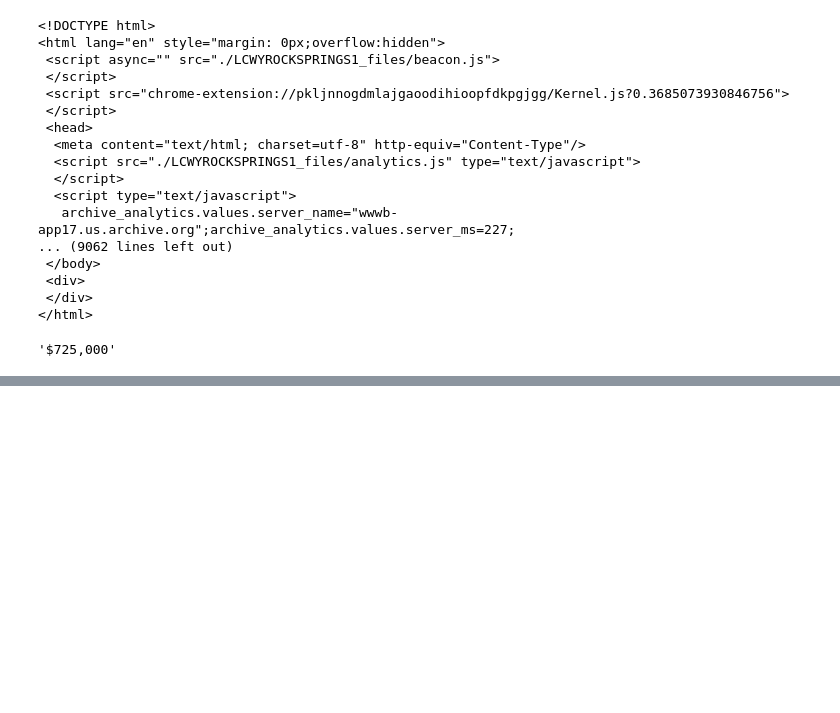
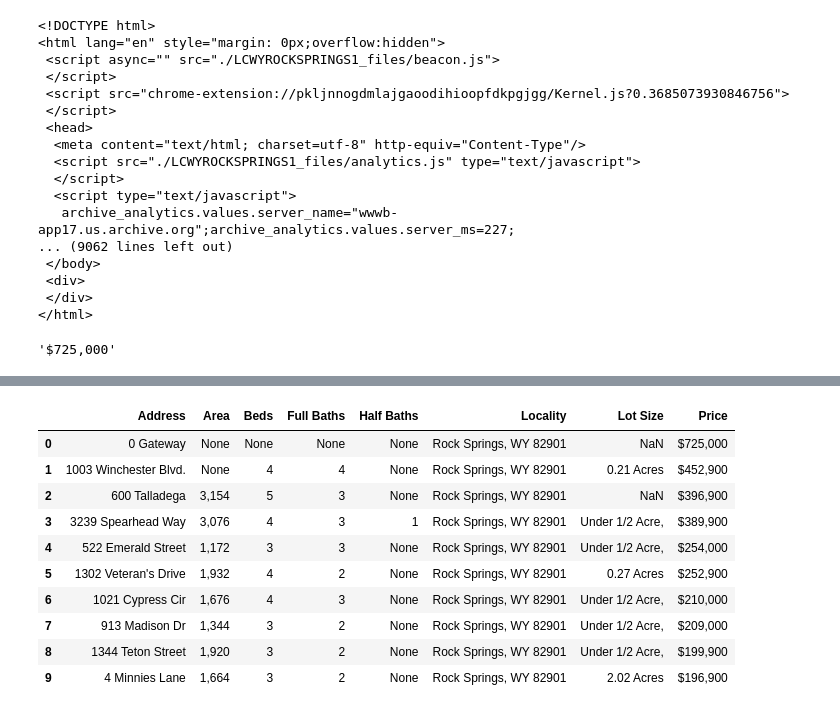
Before and after one commit to peter-izzo/Web-Scraping, a Jupyter notebook: Century21.ipynb, the cells around one changed output, grey strips where cells are left out. Saved outputs shown, nothing was run; the diff lists cells and outputs as text; code cells hidden in the pictures; blank space fills up the shorter version.

```diff
--- a/Century21.ipynb
+++ b/Century21.ipynb
@@ -79,0 +107,3 @@ MLS#
+# %%
+import pandas
+df=pandas.DataFrame(l)
@@ -79,0 +112,14 @@ MLS#
+# %%
+df
+# %% [output]
+|  | Address | Area | Beds | Full Baths | Half Baths | Locality | Lot Size | Price |
+| 0 | 0 Gateway | None | None | None | None | Rock Springs, WY 82901 | NaN | $725,000 |
+| 1 | 1003 Winchester Blvd. | None | 4 | 4 | None | Rock Springs, WY 82901 | 0.21 Acres | $452,900 |
+| 2 | 600 Talladega | 3,154 | 5 | 3 | None | Rock Springs, WY 82901 | NaN | $396,900 |
+| 3 | 3239 Spearhead Way | 3,076 | 4 | 3 | 1 | Rock Springs, WY 82901 | Under 1/2 Acre, | $389,900 |
+| 4 | 522 Emerald Street | 1,172 | 3 | 3 | None | Rock Springs, WY 82901 | Under 1/2 Acre, | $254,000 |
+| 5 | 1302 Veteran's Drive | 1,932 | 4 | 2 | None | Rock Springs, WY 82901 | 0.27 Acres | $252,900 |
+| 6 | 1021 Cypress Cir | 1,676 | 4 | 3 | None | Rock Springs, WY 82901 | Under 1/2 Acre, | $210,000 |
+| 7 | 913 Madison Dr | 1,344 | 3 | 2 | None | Rock Springs, WY 82901 | Under 1/2 Acre, | $209,000 |
+| 8 | 1344 Teton Street | 1,920 | 3 | 2 | None | Rock Springs, WY 82901 | Under 1/2 Acre, | $199,900 |
+| 9 | 4 Minnies Lane | 1,664 | 3 | 2 | None | Rock Springs, WY 82901 | 2.02 Acres | $196,900 |
```
Also changed, not shown: parts of 3 cells of this notebook, 1 other file.
